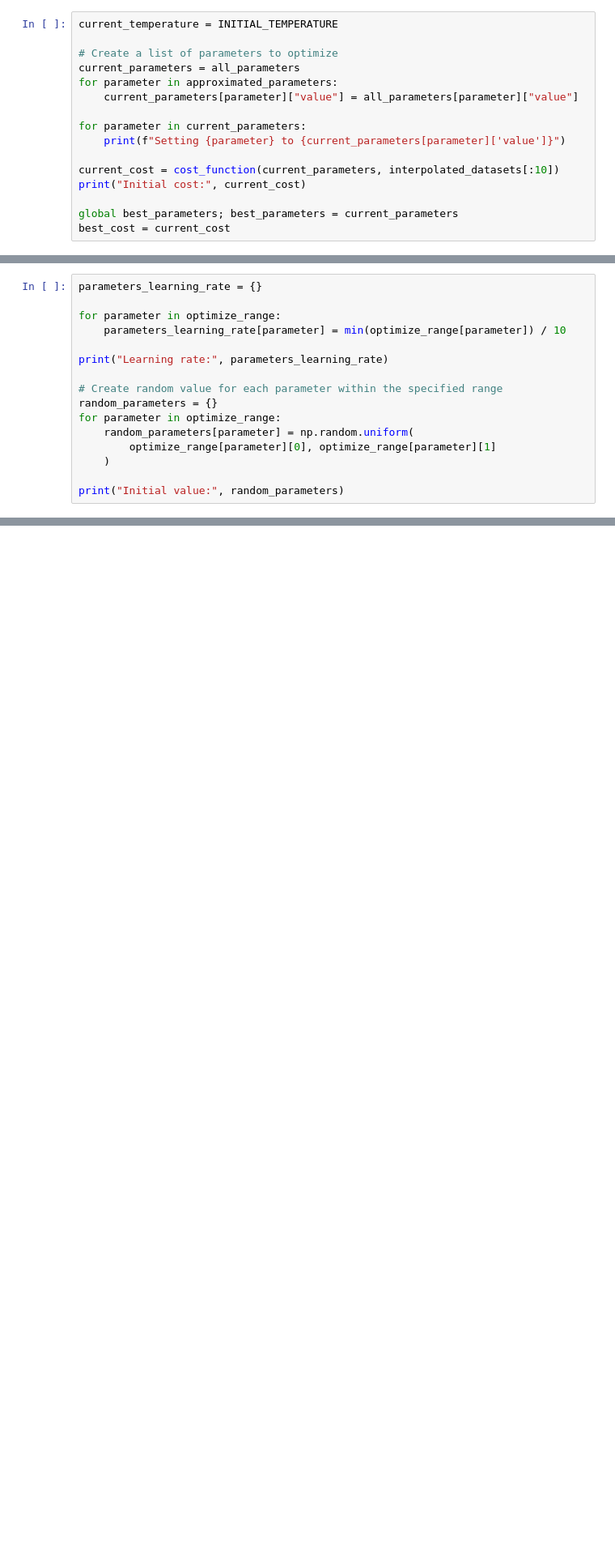
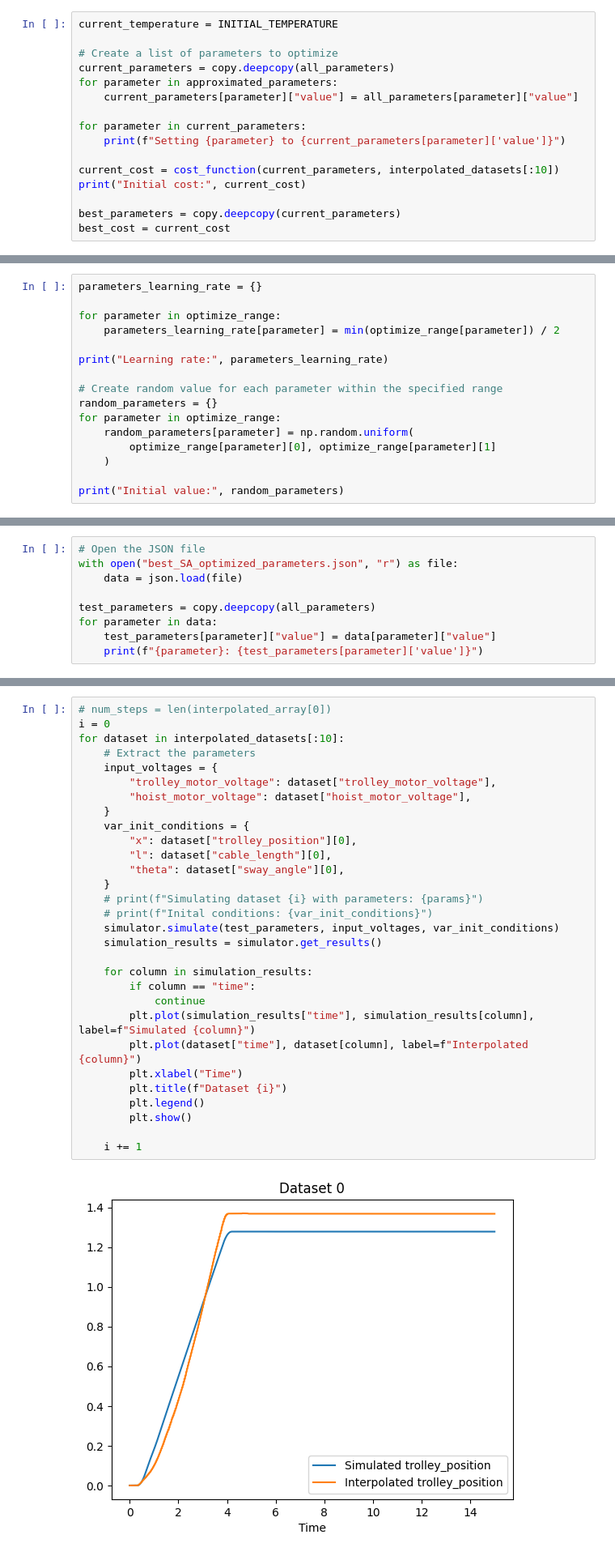
Before and after one commit to Cristian-Napitupulu/gantry_crane_model_optimizer, a Jupyter notebook: optimize_model.ipynb, the cells around one changed output, grey strips where cells are left out. Shown at 81% size. Cells and saved outputs as stored; diff of their text form; blank space fills up the shorter version.

Commit message:
Update optimizer code

```diff
--- a/optimize_model.ipynb
+++ b/optimize_model.ipynb
@@ -236,7 +237,7 @@ MAX_ITERATION = 1000
 current_temperature = INITIAL_TEMPERATURE
 
 # Create a list of parameters to optimize
-current_parameters = all_parameters
+current_parameters = copy.deepcopy(all_parameters)
 for parameter in approximated_parameters:
     current_parameters[parameter]["value"] = all_parameters[parameter]["value"]
 
@@ -246,7 +247,7 @@ for parameter in current_parameters:
 current_cost = cost_function(current_parameters, interpolated_datasets[:10])
 print("Initial cost:", current_cost)
 
-global best_parameters; best_parameters = current_parameters
+best_parameters = copy.deepcopy(current_parameters)
 best_cost = current_cost
 # %% [output]
 Setting trolley_mass to 5.2020400203322685
@@ -337,7 +355,7 @@ with open("best_SA_optimized_parameters.json", "w") as file:
 parameters_learning_rate = {}
 
 for parameter in optimize_range:
-    parameters_learning_rate[parameter] = min(optimize_range[parameter]) / 10
+    parameters_learning_rate[parameter] = min(optimize_range[parameter]) / 2
 
 print("Learning rate:", parameters_learning_rate)
 
@@ -468,3 +489,12 @@ print("Dataframe header:", dataframe_header)
 #     if old_parameter[parameter]["value"] != optimized_parameters[parameter]["value"]:
 #         print("Old", parameter, "value:", old_parameter[parameter]["value"])
 #         print("Old", parameter, "value:", optimized_parameters[parameter]["value"])
+# %%
+# Open the JSON file
+with open("best_SA_optimized_parameters.json", "r") as file:
+    data = json.load(file)
+
+test_parameters = copy.deepcopy(all_parameters)
+for parameter in data:
+    test_parameters[parameter]["value"] = data[parameter]["value"]
+    print(f"{parameter}: {test_parameters[parameter]['value']}")
@@ -494,0 +523,32 @@ print("Dataframe header:", dataframe_header)
+# %%
+# num_steps = len(interpolated_array[0])
+i = 0
+for dataset in interpolated_datasets[:10]:
+    # Extract the parameters
+    input_voltages = {
+        "trolley_motor_voltage": dataset["trolley_motor_voltage"],
+        "hoist_motor_voltage": dataset["hoist_motor_voltage"],
+    }
+    var_init_conditions = {
+        "x": dataset["trolley_position"][0],
+        "l": dataset["cable_length"][0],
+        "theta": dataset["sway_angle"][0],
+    }
+    # print(f"Simulating dataset {i} with parameters: {params}")
+    # print(f"Inital conditions: {var_init_conditions}")
+    simulator.simulate(test_parameters, input_voltages, var_init_conditions)
+    simulation_results = simulator.get_results()
+
+    for column in simulation_results:
+        if column == "time":
+            continue
+        plt.plot(simulation_results["time"], simulation_results[column], label=f"Simulated {column}")
+        plt.plot(dataset["time"], dataset[column], label=f"Interpolated {column}")
+        plt.xlabel("Time")
+        plt.title(f"Dataset {i}")
+        plt.legend()
+        plt.show()
+
+    i += 1
+# %% [output]
+[figure, added]
```
Also changed, not shown: parts of 8 cells of this notebook.
